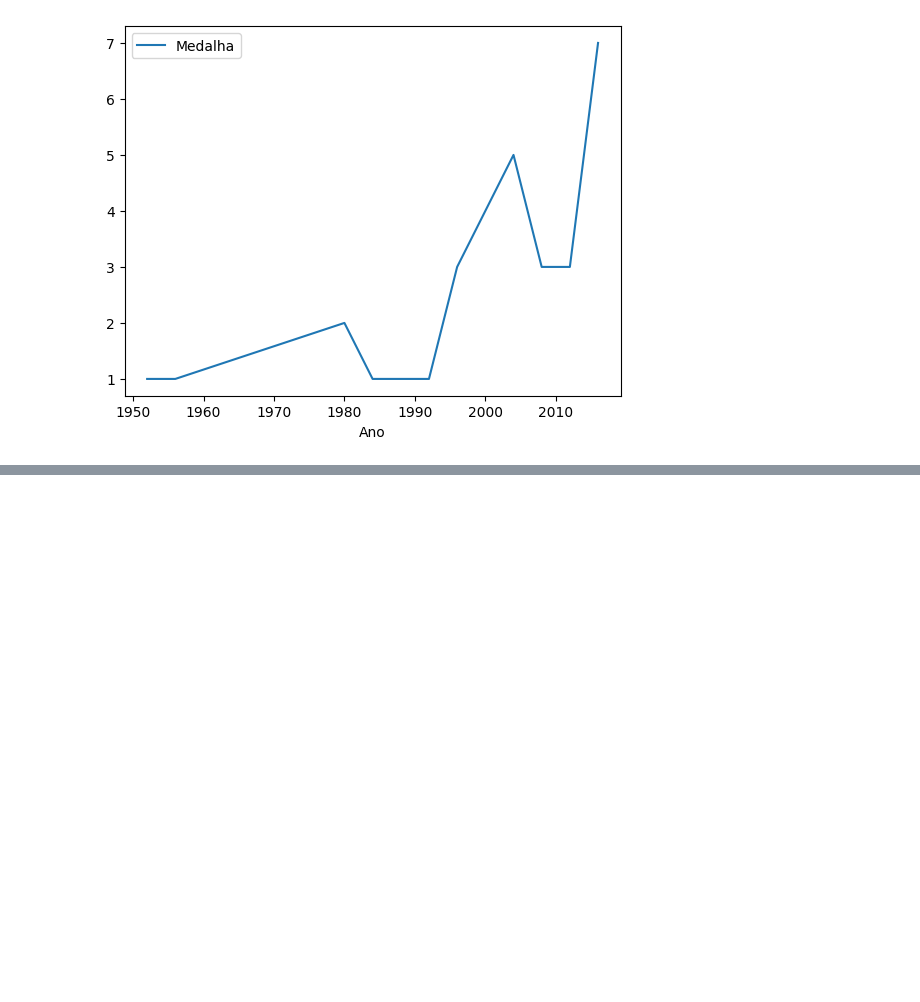
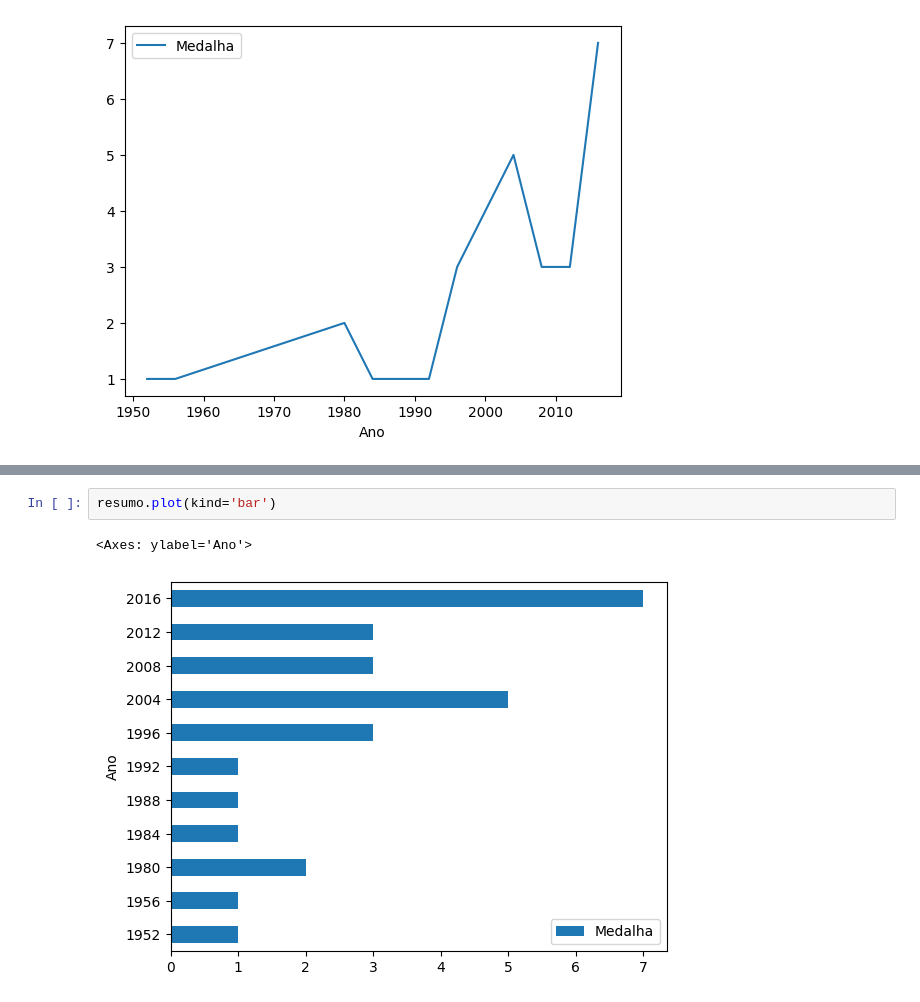
Before and after one commit to rafaelkashira23/Do-ETL-ao-Machine-Learning---120-anos-de-Olimpiadas---Impacta-Tecnologia, a Jupyter notebook: 120_ANOS_OLIMPIADAS.ipynb, the cells around one changed output, grey strips where cells are left out. Cells and saved outputs as stored; diff of their text form; blank space fills up the shorter version.

```diff
--- a/120_ANOS_OLIMPIADAS.ipynb
+++ b/120_ANOS_OLIMPIADAS.ipynb
@@ -271,0 +277,5 @@ resumo.plot()
+# %%
+resumo.plot(kind='bar')
+# %% [output]
+<Axes: ylabel='Ano'>
+[figure, added]
```
Also changed, not shown: parts of 6 cells of this notebook.
